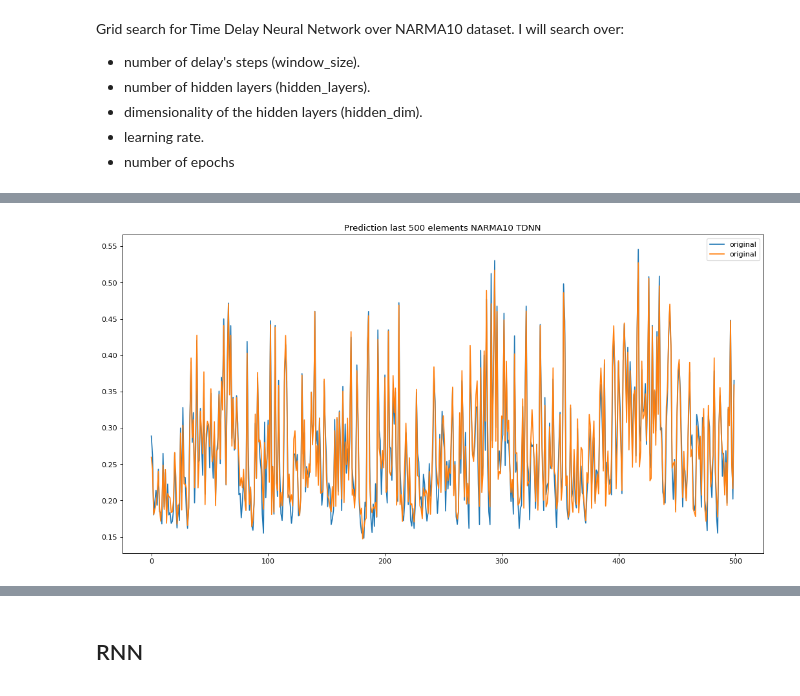
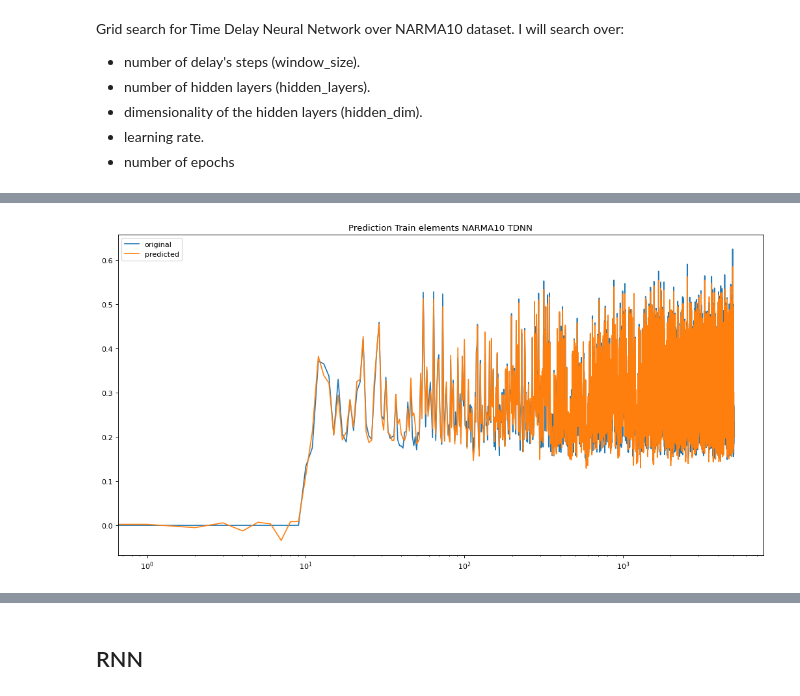
Before and after one commit to Andrew-Wyn/CNS_MidTerms, a Jupyter notebook: LAB3_1/TDNN_RNN.ipynb, the cells around one changed output, grey strips where cells are left out. Drawn from its saved outputs; the diff is of its cells as text; code cells hidden in the pictures.

```diff
--- a/LAB3_1/TDNN_RNN.ipynb
+++ b/LAB3_1/TDNN_RNN.ipynb
@@ -420,11 +423,11 @@ plt.show()
 # %%
 figure(figsize=(16, 8), dpi=80)
 y_pred = predict(torch.Tensor(NARMA10_X), model)
-plt.title("Prediction last 500 elements NARMA10 TDNN")
-plt.plot(NARMA10_y[-500:], label="original")
-plt.plot(y_pred[-500:].view(-1).detach().to("cpu"), label="predicted")
+plt.title("Prediction Train elements NARMA10 TDNN")
+plt.semilogx(NARMA10_y[:5000], label="original")
+plt.semilogx(y_pred[:5000].view(-1).detach().to("cpu"), label="predicted")
 plt.legend()
-plt.savefig("Images/NARMA10_TDNN_Pred")
+plt.savefig("Images/NARMA10_TDNN_Pred_train")
 plt.show()
 # %% [output]
-[figure, old version]
+[figure, new version]
```
Also changed, not shown: parts of 35 cells of this notebook.
